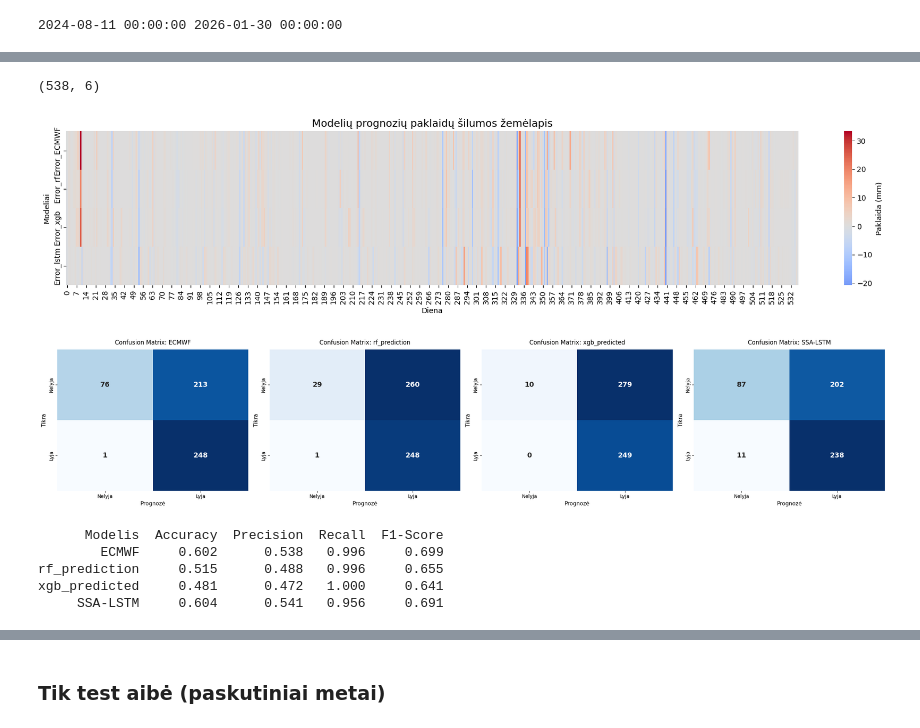
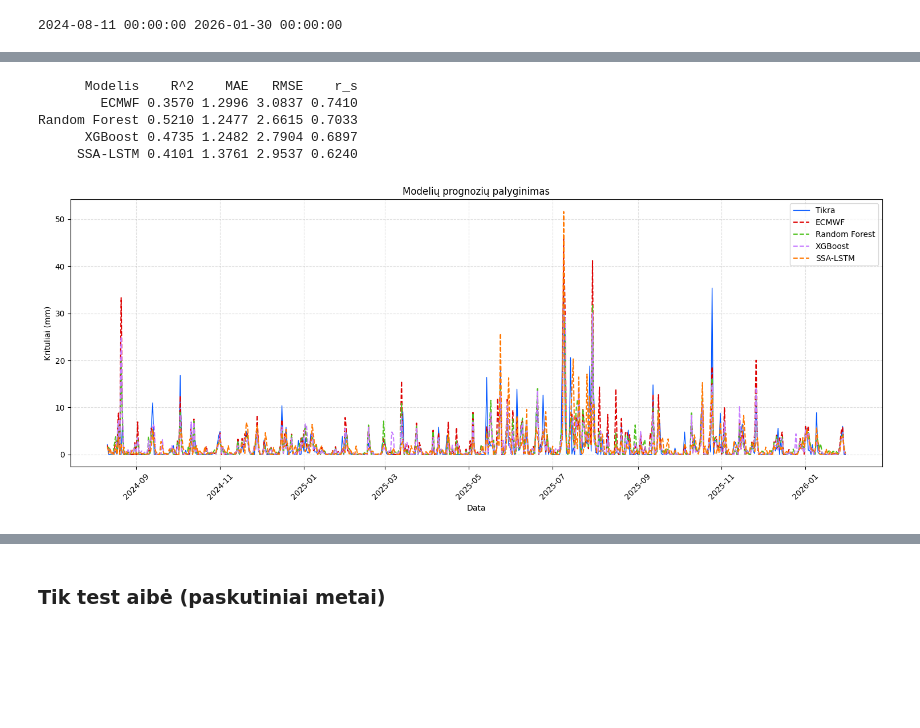
Before and after one commit to rugcer04/Duomenu_mokslo_projektas, a Jupyter notebook: code/python/Models/error_analysis.ipynb, the cells around one changed output, grey strips where cells are left out. Drawn from its saved outputs; the diff is of its cells as text; code cells hidden in the pictures; blank space fills up the shorter version.

Commit message:
Optimized error analysis file and added more plots

```diff
--- a/code/python/Models/error_analysis.ipynb
+++ b/code/python/Models/error_analysis.ipynb
@@ -148,39 +374,16 @@ xgb_predicted 0.4735 1.2482 2.7904 0.6897
-# %%
-pradzia = df['observationTime'].min()
-pabaiga = df['observationTime'].max()
-df.shape
-# %% [output]
-(538, 6)
-# %%
-df['Error_ECMWF'] = df['ECMWF'] - df['actual']
-df['Error_rf'] = df['rf_prediction'] - df['actual']
-df['Error_xgb'] = df['xgb_predicted'] - df['actual']
-df['Error_lstm'] = df['SSA-LSTM'] - df['actual']
-
-error_cols = ['Error_ECMWF', 'Error_rf', 'Error_xgb', 'Error_lstm']
-heatmap_data = df[error_cols].T
-
-plt.figure(figsize=(18, 4))
-
-sns.heatmap(heatmap_data,
-            cmap='coolwarm',
-            center=0,
-            cbar_kws={'label': 'Paklaida (mm)'})
-
-plt.title('Modelių prognozių paklaidų šilumos žemėlapis', fontsize=14)
-plt.xlabel('Diena')
-plt.ylabel('Modeliai')
-plt.tight_layout()
-plt.show()
-# %% [output]
-[figure, removed]
-# %%
-suvestine_visi = evaluate_rain_classification(df, target_col, model_cols, rain_threshold=0.0)
-print(suvestine_visi.to_string(index=False))
-# %% [output]
-[figure, removed]
-      Modelis  Accuracy  Precision  Recall  F1-Score
-        ECMWF     0.602      0.538   0.996     0.699
-rf_prediction     0.515      0.488   0.996     0.655
-xgb_predicted     0.481      0.472   1.000     0.641
-     SSA-LSTM     0.604      0.541   0.956     0.691
+# %%
+TARGET_COL = "actual"
+MODEL_COLS = ["ECMWF", "rf_prediction", "xgb_predicted", "SSA-LSTM"]
+# %%
+metrikos = metrikos_lentele(df, MODEL_COLS, TARGET_COL)
+print(metrikos.to_string(index=False))
+# %% [output]
+      Modelis    R^2    MAE   RMSE    r_s
+        ECMWF 0.3570 1.2996 3.0837 0.7410
+Random Forest 0.5210 1.2477 2.6615 0.7033
+      XGBoost 0.4735 1.2482 2.7904 0.6897
+     SSA-LSTM 0.4101 1.3761 2.9537 0.6240
+# %%
+plot_prognozes_matplotlib(df, MODEL_COLS)
+# %% [output]
+[figure, added]
```
Also changed, not shown: parts of 45 cells of this notebook.
